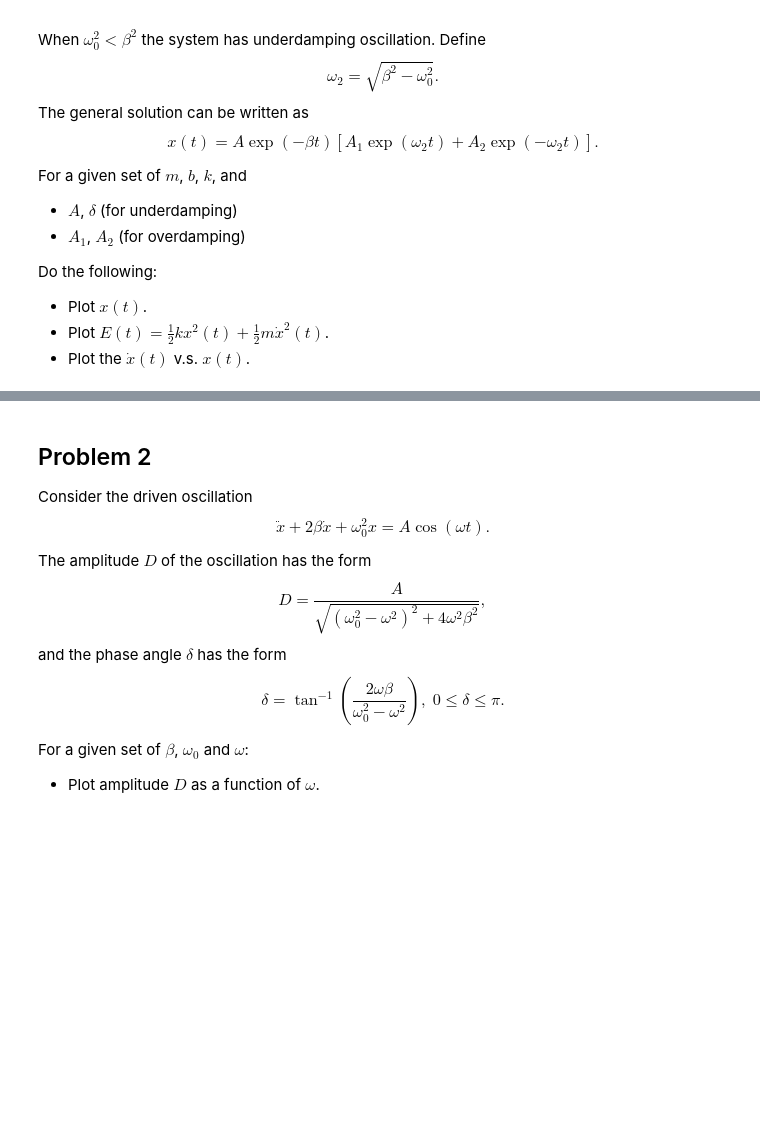
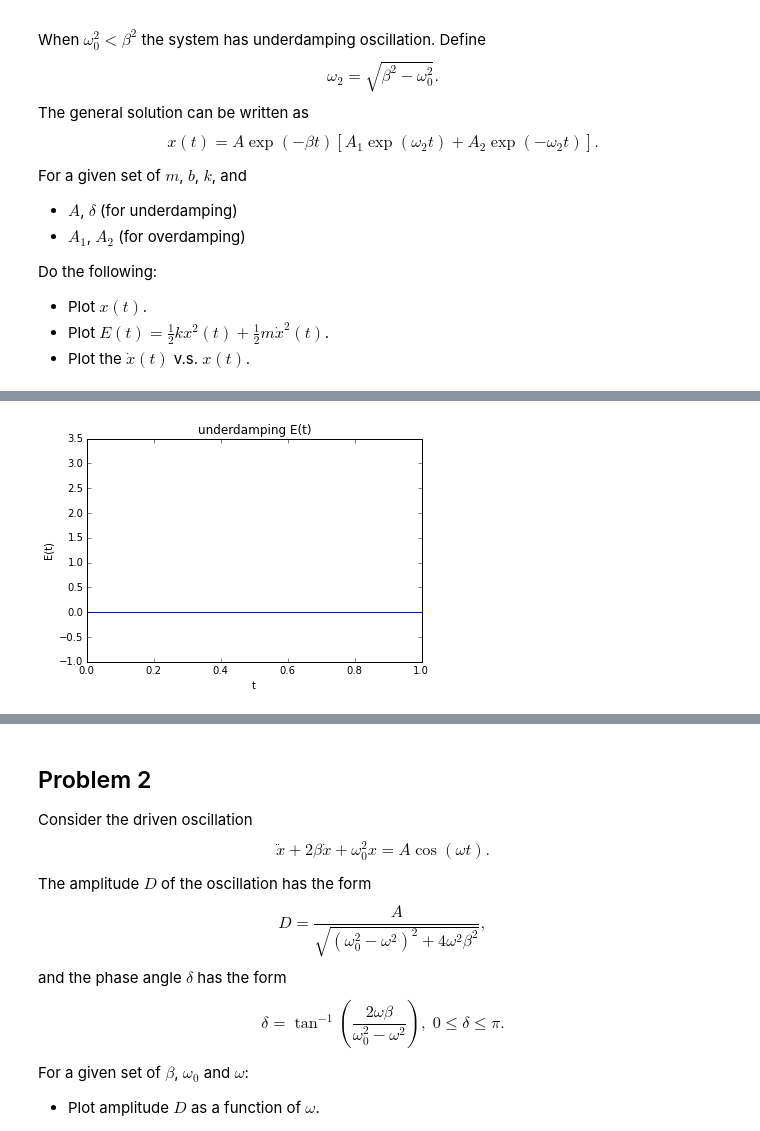
Before and after one commit to pcchen/NTHU10320PHYS290000, a Jupyter notebook: student/102000041/Homework5.ipynb, the cells around one changed output, grey strips where cells are left out. Cells and saved outputs as stored; diff of their text form; code cells hidden in the pictures; blank space fills up the shorter version.

```diff
--- a/student/102000041/Homework5.ipynb
+++ b/student/102000041/Homework5.ipynb
@@ -45,0 +76,29 @@ Do the following:
+# %%
+#underdamping
+def x(t):
+    return 5*exp(-B*t)*cos(w*t-1)
+
+def derivative_x(t):
+    return 5*((-B)*exp(-B*t)*cos(w*t-1)+w*sin(w*t-1)*exp(-B*t))
+
+def E(t):
+    return (1/2)*k*(x(t))**2+(1/2)*m*(derivative_x(t))**2
+
+m = 5
+b = 100
+B = b/(2*m)
+k = 2000
+w0 = sqrt(k/m)
+w = sqrt((w0)**2-B**2)
+
+t = linspace(0, 3, 501)
+y = E(t)
+
+xlabel('t')
+ylabel('E(t)')
+axis([0, 1, -1, 3.5])
+title('underdamping E(t)')
+plot(t, y)
+show()
+# %% [output]
+[figure, added]
```
Also changed, not shown: parts of 18 cells of this notebook.
